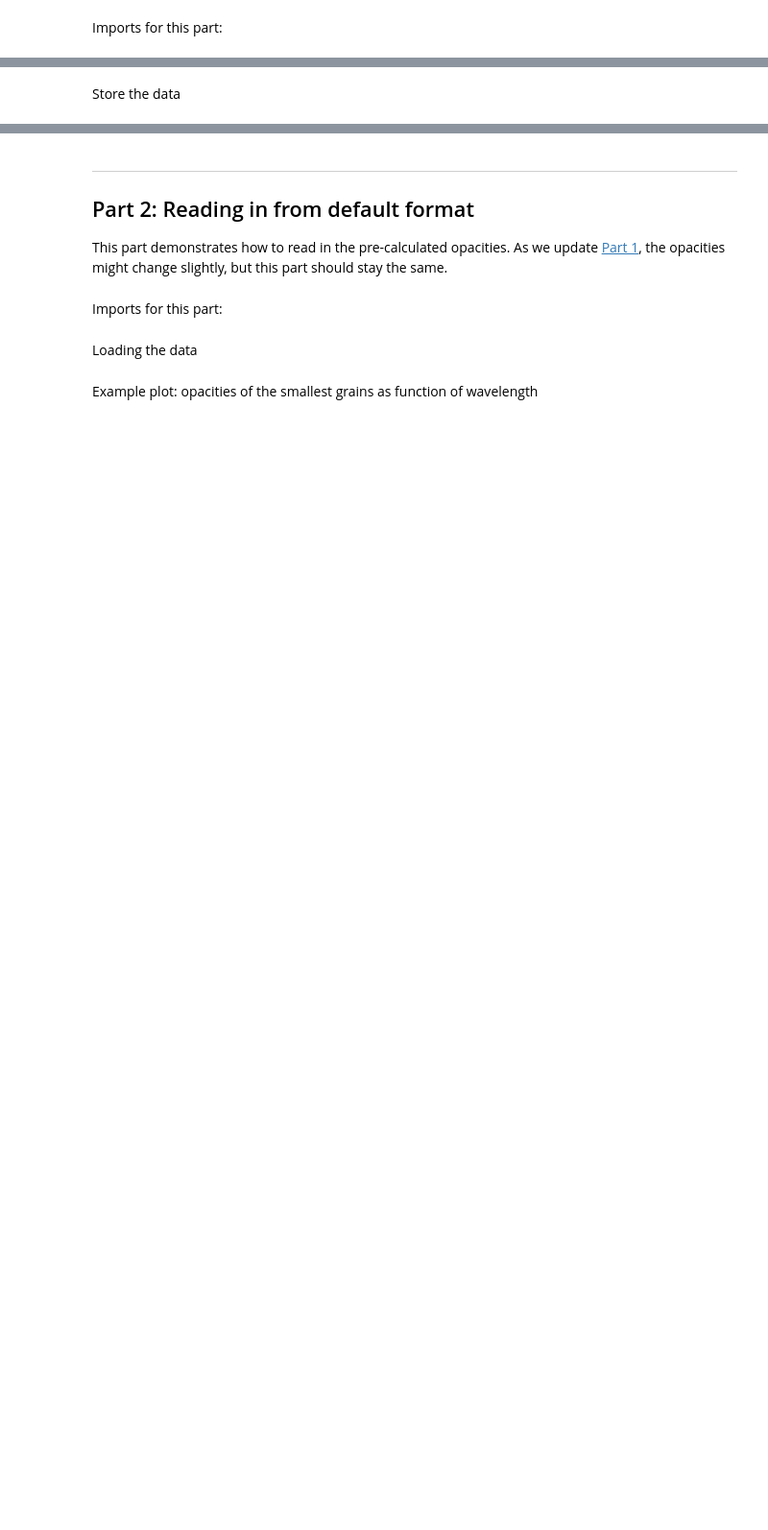
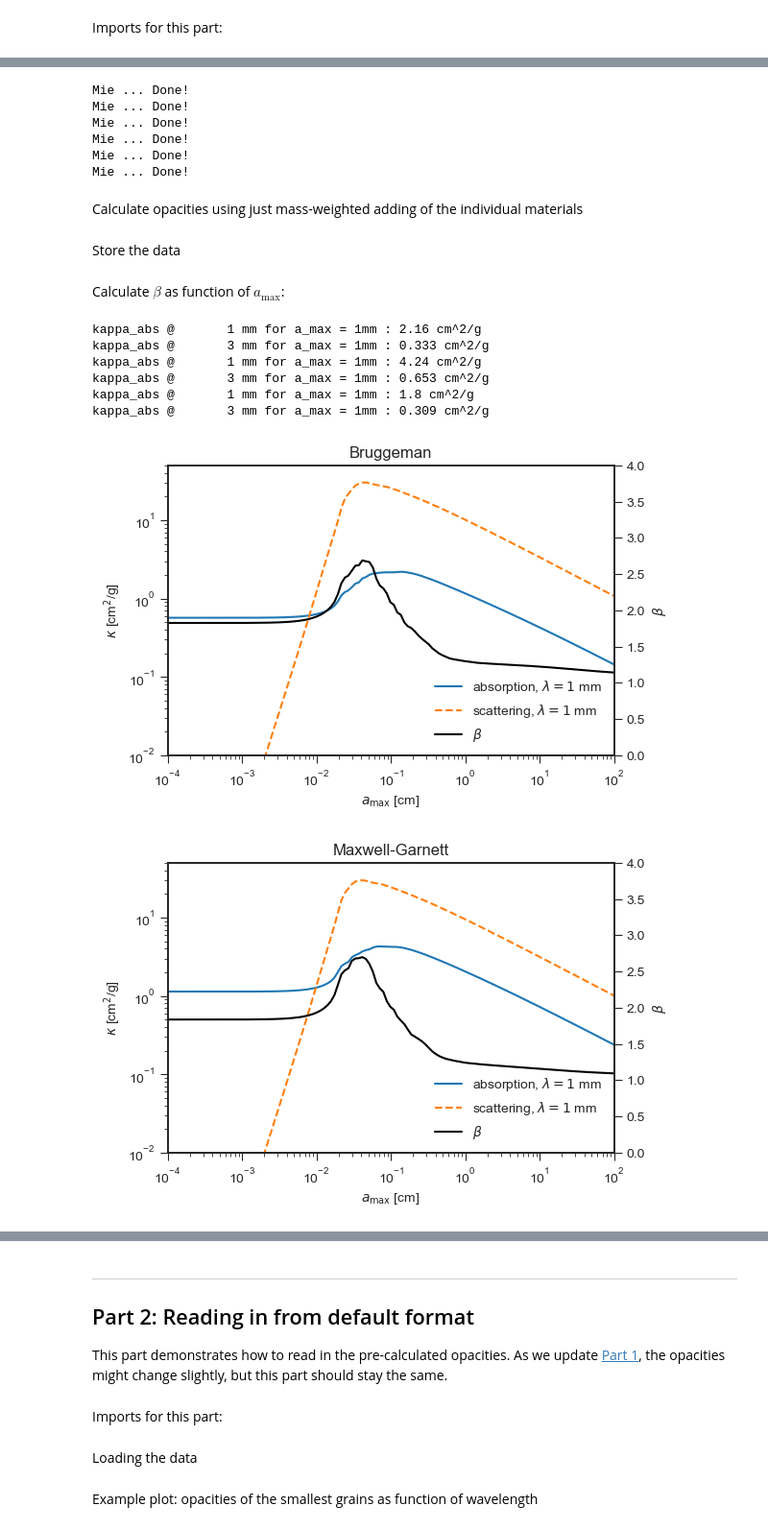
Before and after one commit to seanandrews/p484, a Jupyter notebook: projects/opacities/default_opacities.ipynb, the cells around one changed output, grey strips where cells are left out. Shown at 96% size. Cells and saved outputs as stored; diff of their text form; code cells hidden in the pictures; blank space fills up the shorter version.

```diff
--- a/projects/opacities/default_opacities.ipynb
+++ b/projects/opacities/default_opacities.ipynb
@@ -69,3 +246,31 @@ Mie ... Done!
+# %%
+res_B        = opacity.get_opacities(a, lam, rho_s=rho_s,        diel_const=d_B,          return_all=True, extrapol=True, extrapolate_large_grains=False)
+res_MG       = opacity.get_opacities(a, lam, rho_s=rho_s,        diel_const=d_MG,         return_all=True, extrapol=True, extrapolate_large_grains=False)
+res_sil      = opacity.get_opacities(a, lam, rho_s=densities[0], diel_const=constants[0], return_all=True, extrapol=True, extrapolate_large_grains=False)
+res_water    = opacity.get_opacities(a, lam, rho_s=densities[1], diel_const=constants[1], return_all=True, extrapol=True, extrapolate_large_grains=False)
+res_troilite = opacity.get_opacities(a, lam, rho_s=densities[2], diel_const=constants[2], return_all=True, extrapol=True, extrapolate_large_grains=False)
+res_organics = opacity.get_opacities(a, lam, rho_s=densities[3], diel_const=constants[3], return_all=True, extrapol=True, extrapolate_large_grains=False)
+# %% [output]
+Mie ... Done!
+Mie ... Done!
+Mie ... Done!
+Mie ... Done!
+Mie ... Done!
+Mie ... Done!
+# %% [markdown]
+Calculate opacities using just mass-weighted adding of the individual materials
+# %%
+ka_mw = \
+    f_mass[0] * res_sil['k_abs'] + \
+    f_mass[1] * res_water['k_abs'] + \
+    f_mass[2] * res_troilite['k_abs'] + \
+    f_mass[3] * res_organics['k_abs']
+
+ks_mw = \
+    f_mass[0] * res_sil['k_sca'] + \
+    f_mass[1] * res_water['k_sca'] + \
+    f_mass[2] * res_troilite['k_sca'] + \
+    f_mass[3] * res_organics['k_sca']
 # %% [markdown]
 Store the data
 # %%
@@ -72,0 +284,31 @@ np.savez_compressed('default_opacities', a=a, lam=lam, k_abs=k_abs.T, k_sca=k_sc
+# %% [markdown]
+Calculate $\beta$ as function of $a_\mathrm{max}$:
+# %%
+lam_avg =[0.1, 0.3]
+
+r_B = opacity.size_average_opacity(lam_avg, a, lam, res_B['k_abs'], res_B['k_sca'], plot=True)
+for i, _lam in enumerate(lam_avg):
+    print('kappa_abs @ {:7.3g} mm for a_max = 1mm : {:.3g} cm^2/g'.format(_lam *10, np.interp(_lam, a, r_B['ka'][i])))
+r_B['ax1'].set_title('Bruggeman')
+plt.savefig('kappa_B.pdf')
+
+r_MG = opacity.size_average_opacity(lam_avg, a, lam, res_MG['k_abs'], res_MG['k_sca'], plot=True)
+for i, _lam in enumerate(lam_avg):
+    print('kappa_abs @ {:7.3g} mm for a_max = 1mm : {:.3g} cm^2/g'.format(_lam *10, np.interp(_lam, a, r_MG['ka'][i])))
+r_MG['ax1'].set_title('Maxwell-Garnett')
+plt.savefig('kappa_MG.pdf')
+
+r_mw = opacity.size_average_opacity(lam_avg, a, lam, ka_mw, ks_mw, plot=True)
+for i, _lam in enumerate(lam_avg):
+    print('kappa_abs @ {:7.3g} mm for a_max = 1mm : {:.3g} cm^2/g'.format(_lam *10, np.interp(_lam, a, r_mw['ka'][i])))
+r_mw['ax1'].set_title('Mass-weighted')
+plt.savefig('kappa_mw.pdf')
+# %% [output]
+kappa_abs @       1 mm for a_max = 1mm : 2.16 cm^2/g
+kappa_abs @       3 mm for a_max = 1mm : 0.333 cm^2/g
+kappa_abs @       1 mm for a_max = 1mm : 4.24 cm^2/g
+kappa_abs @       3 mm for a_max = 1mm : 0.653 cm^2/g
+kappa_abs @       1 mm for a_max = 1mm : 1.8 cm^2/g
+kappa_abs @       3 mm for a_max = 1mm : 0.309 cm^2/g
+[figure, added]
+[figure, added]
```
Also changed, not shown: parts of 71 cells of this notebook, 3 other files.
